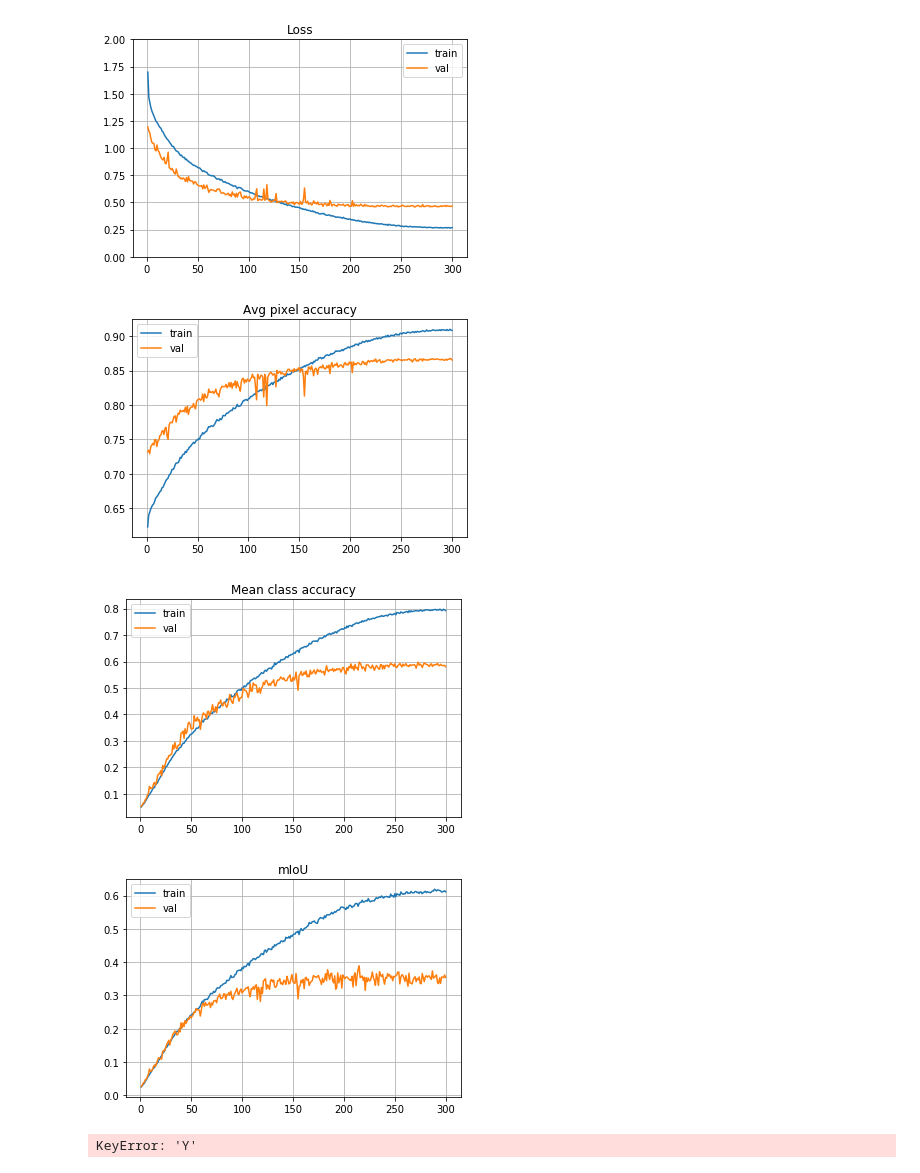
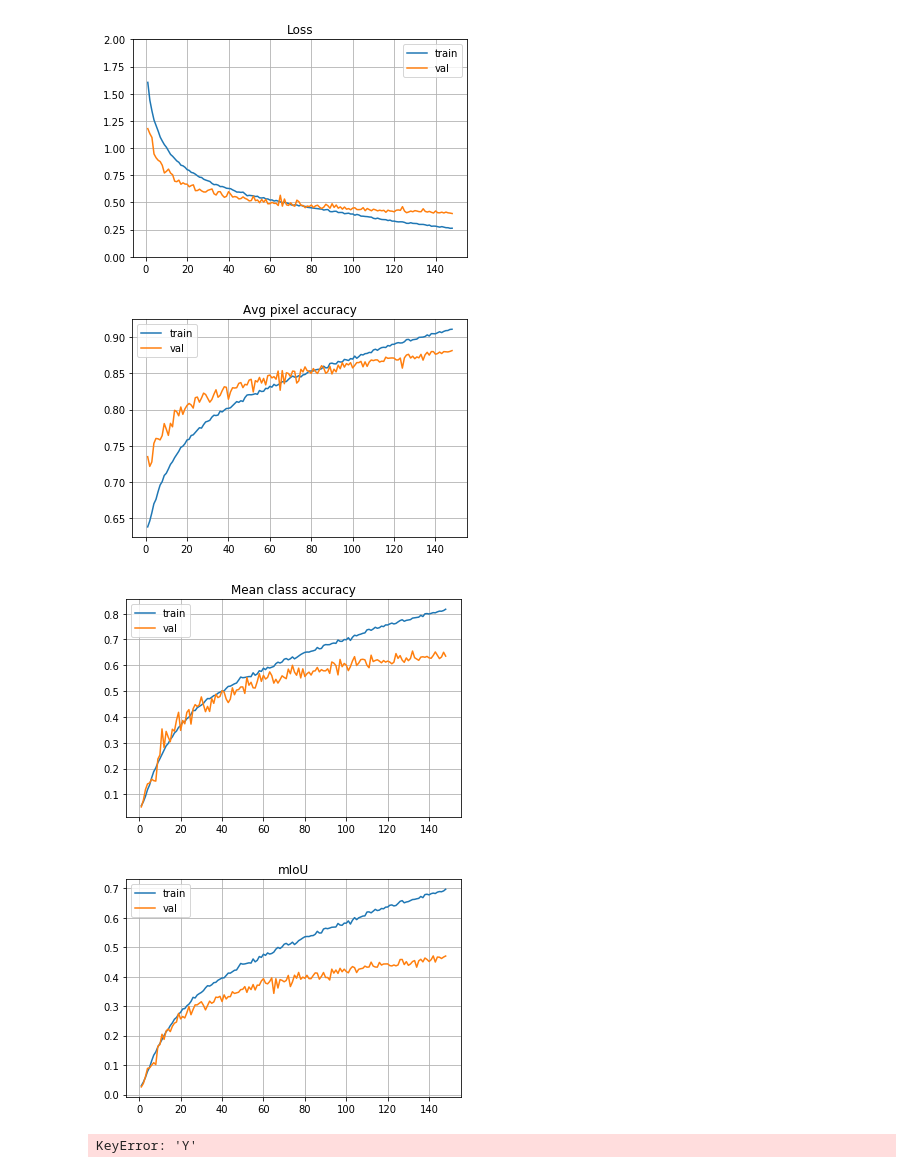
Before and after one commit to wenliangdai/msc-project, a Jupyter notebook: visualisation.ipynb, the cells around one changed output. Saved outputs shown, nothing was run; the diff lists cells and outputs as text; code cells hidden in the pictures.

```diff
--- a/visualisation.ipynb
+++ b/visualisation.ipynb
@@ -149,12 +149,12 @@ def draw_im(folder, im_list):
         plt.title(im)
         plt.imshow(image)
 # %%
-draw('results_sunet64_sbd', loss_range=[0,2])
+draw('results_fcn32resnet34_sbd', loss_range=[0,2])
 # %% [output]
-[figure, old version]
+[figure, new version]
-[figure, old version]
+[figure, new version]
-[figure, old version]
+[figure, new version]
-[figure, old version]
+[figure, new version]
 # %%
 draw('results_sunet64_multi_sbd_lip_pretrained', loss_range=[0.2,1])
 # %% [output]
```
Also changed, not shown: parts of 1 cell of this notebook, 3 other files.
